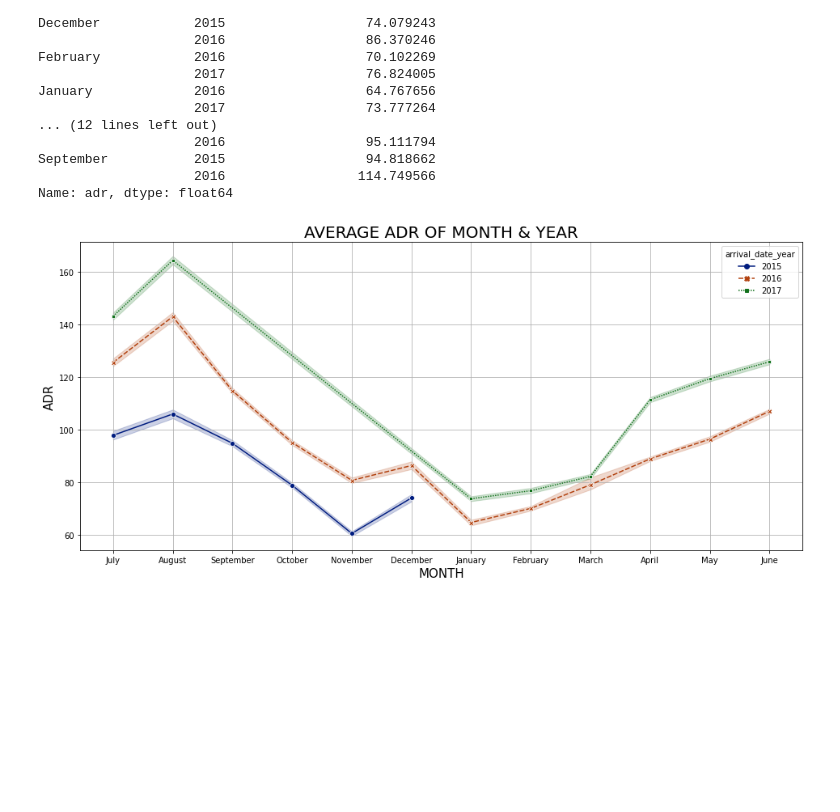
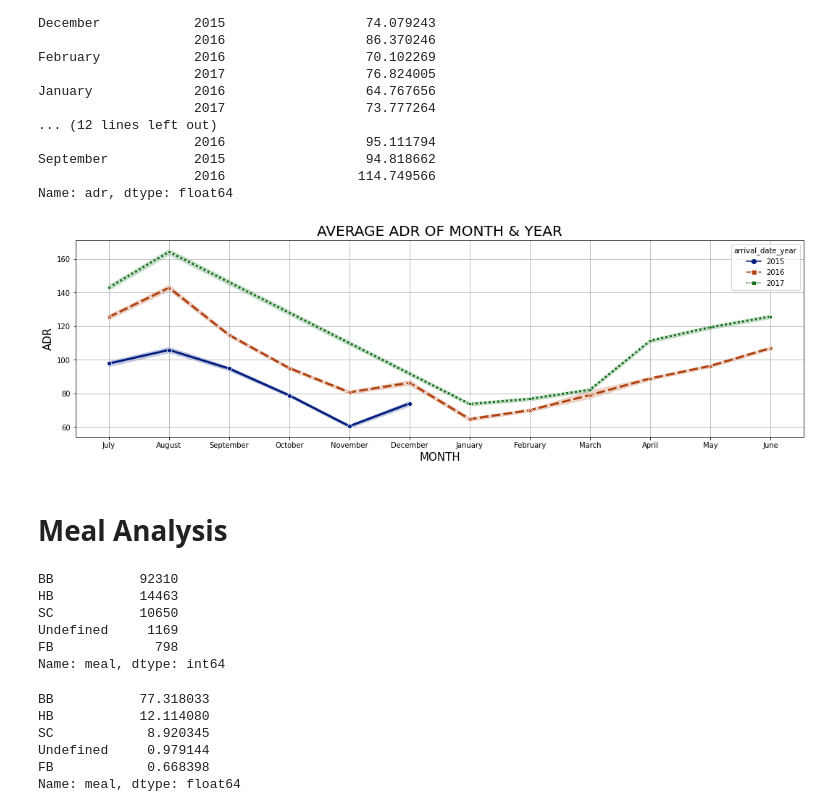
Before and after one commit to Arka1212/Hotel-Booking-Analysis, a Jupyter notebook: Hotel_Booking_Analysis_Capstone_Project.ipynb, the cells around one changed output. Saved outputs shown, nothing was run; the diff lists cells and outputs as text; code cells hidden in the pictures; blank space fills up the shorter version.

```diff
--- a/Hotel_Booking_Analysis_Capstone_Project.ipynb
+++ b/Hotel_Booking_Analysis_Capstone_Project.ipynb
@@ -586,13 +586,37 @@ September           2015                  94.818662
                     2016                 114.749566
 Name: adr, dtype: float64
 # %%
-# Visualisation
-line,ax = plt.subplots(figsize=(16,7))
-sns.lineplot(x='arrival_date_month',y='adr',data=new_hotel_df,hue='arrival_date_year',style='arrival_date_year',markers=True,palette='dark')
+# Visualisation.
+line,ax = plt.subplots(figsize=(18,5))
+sns.lineplot(x='arrival_date_month',y='adr',data=new_hotel_df,hue='arrival_date_year',style='arrival_date_year',markers=True,palette='dark',linewidth=3)
 ax.set_title('AVERAGE ADR OF MONTH & YEAR', fontsize=20)
 ax.set_xlabel ('MONTH',fontsize=15)
 ax.set_ylabel ('ADR',fontsize=15)
 plt.grid(True)
 plt.show()
 # %% [output]
-[figure, old version]
+[figure, new version]
+# %% [markdown]
+# **Meal Analysis**
+# %%
+# Unique meal type.
+unique_meal_count=new_hotel_df['meal'].value_counts()
+unique_meal_count
+# %% [output]
+BB           92310
+HB           14463
+SC           10650
+Undefined     1169
+FB             798
+Name: meal, dtype: int64
+# %%
+# Percentage of meal type count.
+percentage_meal_count = new_hotel_df['meal'].value_counts(normalize= True)*100
+percentage_meal_count
+# %% [output]
+BB           77.318033
+HB           12.114080
+SC            8.920345
+Undefined     0.979144
+FB            0.668398
+Name: meal, dtype: float64
```
Also changed, not shown: parts of 4 cells of this notebook.
